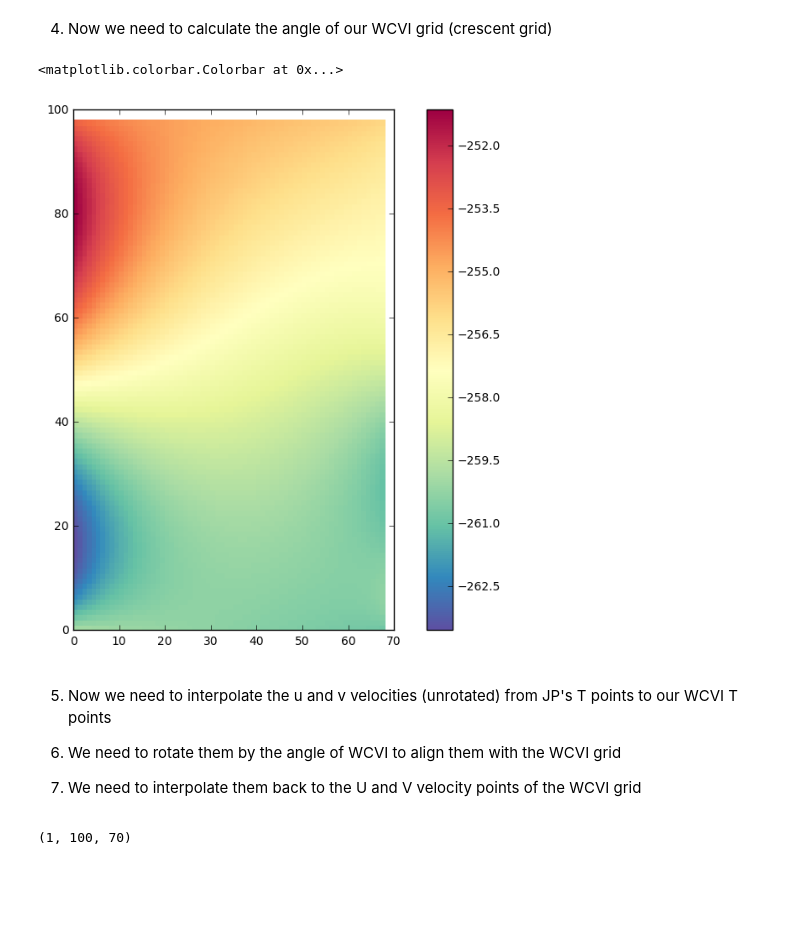
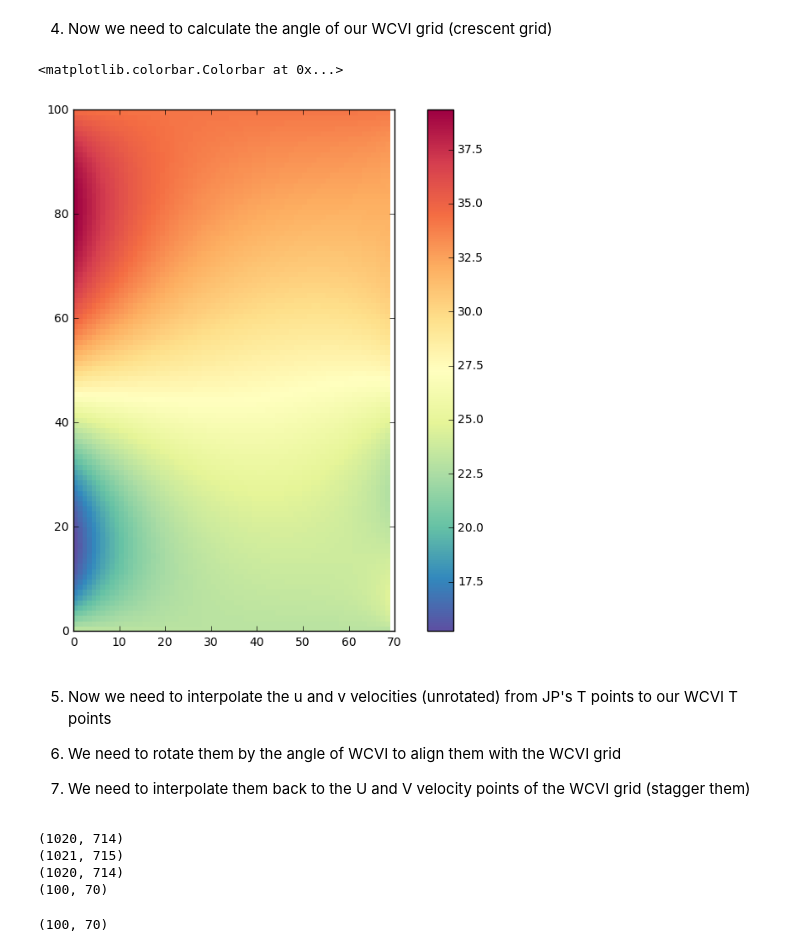
Before and after one commit to UBC-MOAD/wcvi, a Jupyter notebook: grid/Grid_transformation.ipynb, the cells around one changed output. Cells and saved outputs as stored; diff of their text form; code cells hidden in the pictures; blank space fills up the shorter version.

```diff
--- a/grid/Grid_transformation.ipynb
+++ b/grid/Grid_transformation.ipynb
@@ -241,5 +251,0 @@ print(mag_vel.shape)
-# %%
-fig, ax = plt.subplots(1, 1, figsize=(10, 8))
-viz_tools.set_aspect(ax)
-mesh = ax.pcolormesh(ang_vel, cmap =cm.Spectral_r)
-fig.colorbar(mesh)
@@ -249,8 +252,16 @@ fig.colorbar(mesh)
 # %%
-angle_unrotated = ang_vel + bearing_actual;
+angle_unrotated = ang_vel - bearing_actual_cut;
 
-fig, ax = plt.subplots(1, 1, figsize=(10, 8))
-viz_tools.set_aspect(ax)
-mesh = ax.pcolormesh(angle_unrotated, cmap =cm.Spectral_r)
-fig.colorbar(mesh)
+fig, (ax0, ax1) = plt.subplots(ncols=2,figsize=(8, 8))
+
+mesh = ax0.pcolormesh(ang_vel, cmap =cm.Spectral_r, vmin=-100, vmax=100)
+viz_tools.set_aspect(ax0)
+#fig.colorbar(mesh)
+
+mesh = ax1.pcolormesh(angle_unrotated, cmap =cm.Spectral_r, vmin=-100, vmax=100)
+viz_tools.set_aspect(ax1)
+#fig.colorbar(mesh,ax1)
+
+plt.draw()
+plt.show()
 # %% [output]
@@ -271,11 +279,11 @@ v_unrotated_masked = np.ma.masked_values(v_unrotated[...], 0)
 speeds = np.sqrt(np.square(u_unrotated_masked) + np.square(v_unrotated_masked))
 
 # Plot the velocity vectors
-fig, ax = plt.subplots(1, 1, figsize=(10, 8))
+fig, ax = plt.subplots(1, 1, figsize=(20, 16))
 viz_tools.set_aspect(ax)
 
 
-arrowsteps = 1
+arrowsteps = 10
 x_slice = u_unrotated_masked[::arrowsteps,::arrowsteps]
 y_slice = v_unrotated_masked[::arrowsteps,::arrowsteps]
 speed_slice = speeds[::arrowsteps, ::arrowsteps]
@@ -293,35 +301,55 @@ ax.quiverkey(quiver, 252, 302, 4, '0.25 m/s', coordinates='data', color='blue',
 # %%
 fname_coord_WCVI = "/ocean/ssahu/CANYONS/wcvi/grid/coordinates.nc"
 
 
 with nc.Dataset(fname_coord_WCVI, 'r') as cnc_wcvi:
     glamt_wcvi = cnc_wcvi.variables['glamt'][0,:]; gphit_wcvi = cnc_wcvi.variables['gphit'][0,:]
     glamu_wcvi = cnc_wcvi.variables['glamu'][0,:]; gphiu_wcvi = cnc_wcvi.variables['gphiu'][0,:]
     glamv_wcvi = cnc_wcvi.variables['glamv'][0,:]; gphiv_wcvi = cnc_wcvi.variables['gphiv'][0,:]
 
 
 
 # First point
-lonA_wcvi = glamu_wcvi[0:-2,0:-2]
-latA_wcvi = gphiu_wcvi[0:-2,0:-2]
+lonA_wcvi = glamu_wcvi[:,0:-1]
+latA_wcvi = gphiu_wcvi[:,0:-1]
 # Second point
-lonB_wcvi = glamu_wcvi[0:-2,1:-1]
-latB_wcvi = gphiu_wcvi[0:-2,1:-1]
+lonB_wcvi = glamu_wcvi[:,1:]
+latB_wcvi = gphiu_wcvi[:,1:]
 
 
-bearing_wcvi = cibc((lonA_wcvi,latA_wcvi),(lonB_wcvi,latB_wcvi))
+bearing_wcvi = cibc((latA_wcvi,lonA_wcvi),(latB_wcvi,lonB_wcvi))
 bearing_wcvi_actual = 90 - bearing_wcvi
 
 fig, ax = plt.subplots(1, 1, figsize=(10, 8))
 viz_tools.set_aspect(ax)
 mesh = ax.pcolormesh(bearing_wcvi_actual, cmap =cm.Spectral_r)
 fig.colorbar(mesh)
 # %% [output]
 <matplotlib.colorbar.Colorbar at 0x...>
-[figure, old version]
+[figure, new version]
 # %% [markdown]
 5) Now we need to interpolate the u and v velocities (unrotated) from JP's T points to our WCVI T points
 
 6) We need to rotate them by the angle of WCVI to align them with the WCVI grid
 
-7) We need to interpolate them back to the U and V velocity points of the WCVI grid
+7) We need to interpolate them back to the U and V velocity points of the WCVI grid (stagger them)
+# %%
+print(u_unrotated.shape)
+
+print(glamt.shape)
+
+glamt_cut_JP = glamt[1:,1:]
+
+gphit_cut_JP = gphit[1:,1:]
+
+
+print(glamt_cut_JP.shape)
+
+print(glamt_wcvi.shape)
+
+#Check NEMO manual about where it computes the U and Velocities comapred to the T points in the grid
+# %% [output]
+(1020, 714)
+(1021, 715)
+(1020, 714)
+(100, 70)
@@ -328,4 +370,4 @@ fig.colorbar(mesh)
 # %%
-glamu_wcvi.shape
+mag_vel_at_wcvi.shape
 # %% [output]
-(1, 100, 70)
+(100, 70)
```
Also changed, not shown: parts of 19 cells of this notebook.
